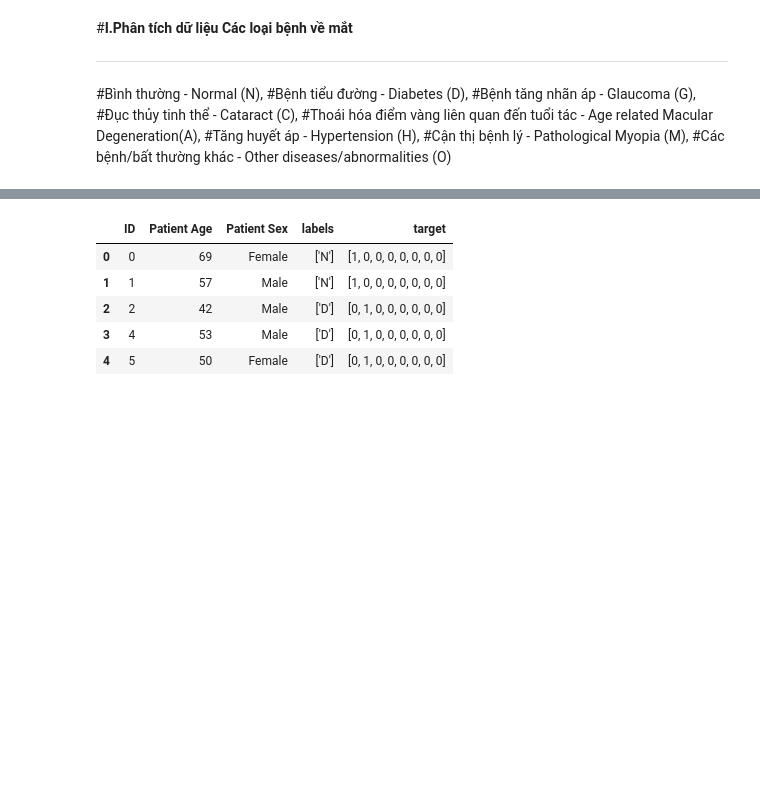
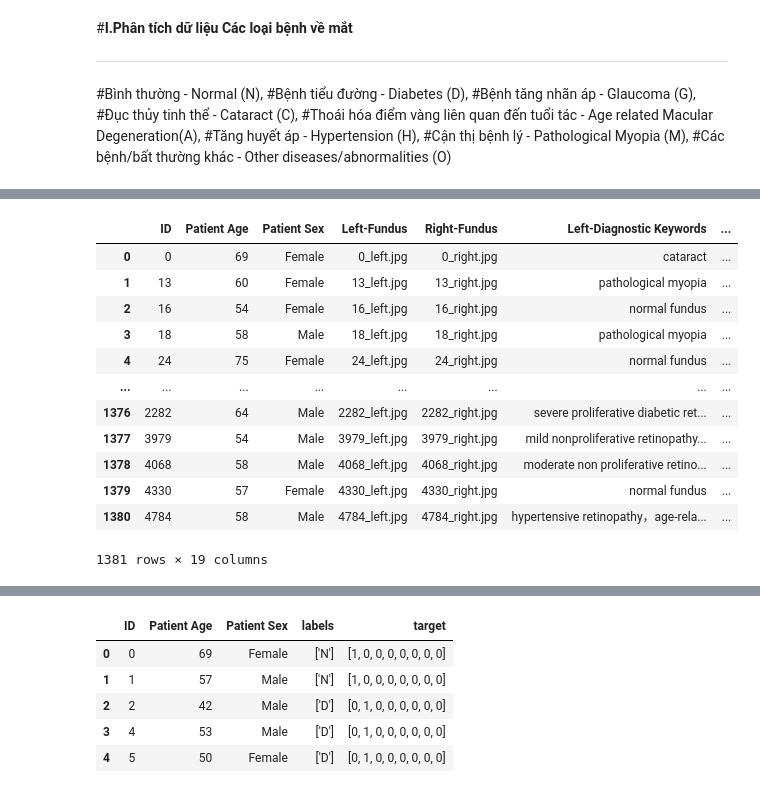
Before and after one commit to VuMaiTuan/20144483-VuMaiTuan, a Jupyter notebook: Project_AI__Topic_4_Based_on_iris_image_to_ocular_disease_recognition.ipynb, the cells around one changed output, grey strips where cells are left out. Saved outputs shown, nothing was run; the diff lists cells and outputs as text; code cells hidden in the pictures; blank space fills up the shorter version.

```diff
--- a/Project_AI__Topic_4_Based_on_iris_image_to_ocular_disease_recognition.ipynb
+++ b/Project_AI__Topic_4_Based_on_iris_image_to_ocular_disease_recognition.ipynb
@@ -25,0 +49,23 @@ data = pd.read_csv("/content/drive/MyDrive/Colab Notebooks/Project/data.csv")
+# %%
+def has_diabetes(text):
+    if "diabetes" in text:
+        return 1
+    else:
+        return 0
+data["left_diabetes"] = data["Left-Diagnostic Keywords"].apply(lambda x: has_cataract(x))
+data["right_diabetes"] = data["Right-Diagnostic Keywords"].apply(lambda x: has_cataract(x))
+data
+# %% [output]
+|  | ID | Patient Age | Patient Sex | Left-Fundus | Right-Fundus | Left-Diagnostic Keywords | ... |
+| 0 | 0 | 69 | Female | 0_left.jpg | 0_right.jpg | cataract | ... |
+| 1 | 13 | 60 | Female | 13_left.jpg | 13_right.jpg | pathological myopia | ... |
+| 2 | 16 | 54 | Female | 16_left.jpg | 16_right.jpg | normal fundus | ... |
+| 3 | 18 | 58 | Male | 18_left.jpg | 18_right.jpg | pathological myopia | ... |
+| 4 | 24 | 75 | Female | 24_left.jpg | 24_right.jpg | normal fundus | ... |
+| ... | ... | ... | ... | ... | ... | ... | ... |
+| 1376 | 2282 | 64 | Male | 2282_left.jpg | 2282_right.jpg | severe proliferative diabetic ret... | ... |
+| 1377 | 3979 | 54 | Male | 3979_left.jpg | 3979_right.jpg | mild nonproliferative retinopathy... | ... |
+| 1378 | 4068 | 58 | Male | 4068_left.jpg | 4068_right.jpg | moderate non proliferative retino... | ... |
+| 1379 | 4330 | 57 | Female | 4330_left.jpg | 4330_right.jpg | normal fundus | ... |
+| 1380 | 4784 | 58 | Male | 4784_left.jpg | 4784_right.jpg | hypertensive retinopathy，age-rela... | ... |
+1381 rows × 19 columns
```
Also changed, not shown: parts of 10 cells of this notebook.
